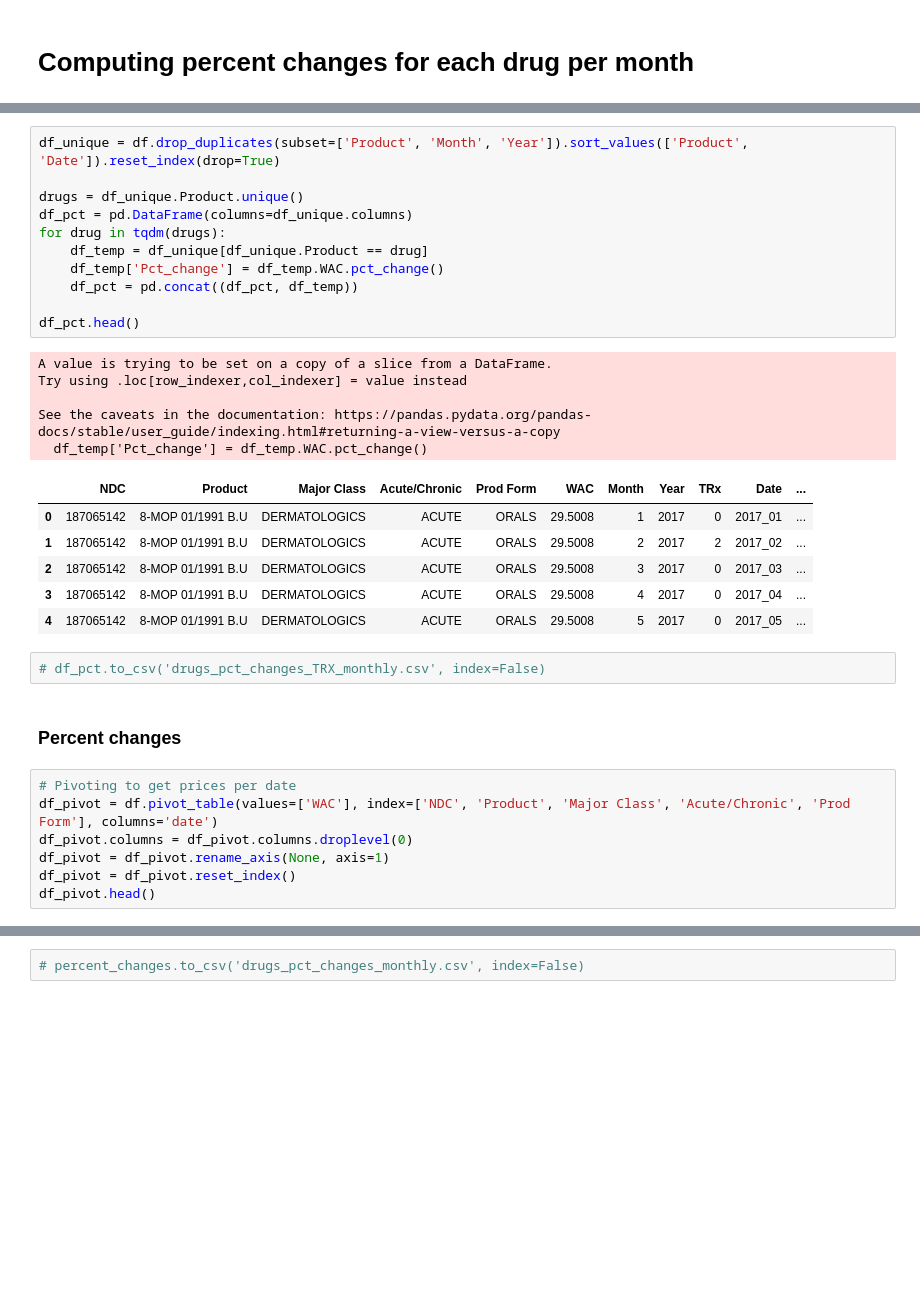
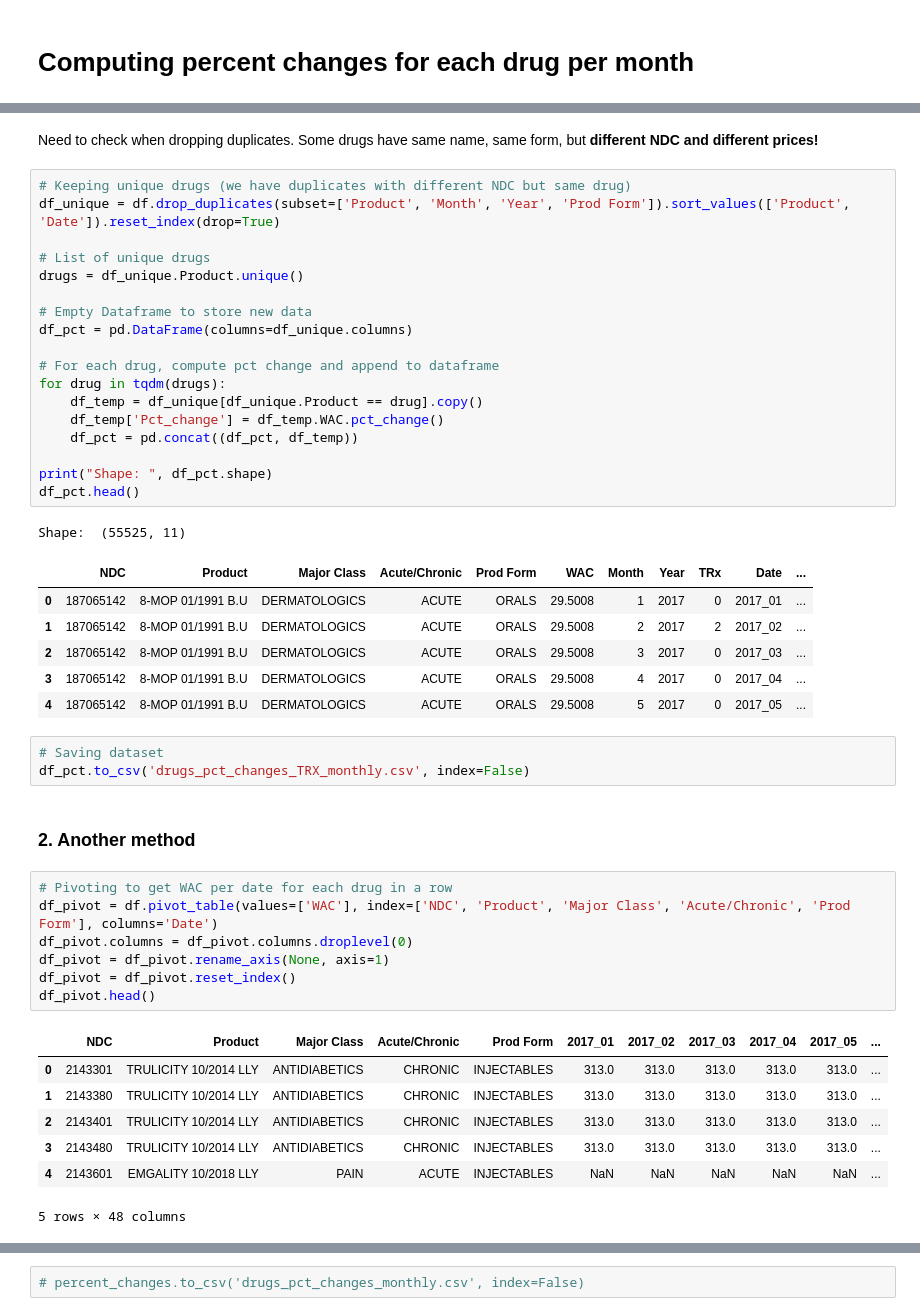
Before and after one commit to pauldoan/CBS_Nephron, a Jupyter notebook: Research/Price_changes.ipynb, the cells around one changed output, grey strips where cells are left out. Saved outputs shown, nothing was run; the diff lists cells and outputs as text; blank space fills up the shorter version.

Commit message:
New Method and issue detection

```diff
--- a/Research/Price_changes.ipynb
+++ b/Research/Price_changes.ipynb
@@ -33,20 +35,25 @@ df.head()
+# %% [markdown]
+Need to check when dropping duplicates. Some drugs have same name, same form, but **different NDC and different prices!**
 # %%
-df_unique = df.drop_duplicates(subset=['Product', 'Month', 'Year']).sort_values(['Product', 'Date']).reset_index(drop=True)
+# Keeping unique drugs (we have duplicates with different NDC but same drug)
+df_unique = df.drop_duplicates(subset=['Product', 'Month', 'Year', 'Prod Form']).sort_values(['Product', 'Date']).reset_index(drop=True)
 
+# List of unique drugs
 drugs = df_unique.Product.unique()
+
+# Empty Dataframe to store new data
 df_pct = pd.DataFrame(columns=df_unique.columns)
+
+# For each drug, compute pct change and append to dataframe
 for drug in tqdm(drugs):
-    df_temp = df_unique[df_unique.Product == drug]
+    df_temp = df_unique[df_unique.Product == drug].copy()
     df_temp['Pct_change'] = df_temp.WAC.pct_change()
     df_pct = pd.concat((df_pct, df_temp))
 
+print("Shape: ", df_pct.shape)
 df_pct.head()
 # %% [output]
-A value is trying to be set on a copy of a slice from a DataFrame.
-Try using .loc[row_indexer,col_indexer] = value instead
-
-See the caveats in the documentation: https://pandas.pydata.org/pandas-docs/stable/user_guide/indexing.html#returning-a-view-versus-a-copy
-  df_temp['Pct_change'] = df_temp.WAC.pct_change()
+Shape:  (55525, 11)
 |  | NDC | Product | Major Class | Acute/Chronic | Prod Form | WAC | Month | Year | TRx | Date | ... |
 | 0 | 187065142 | 8-MOP 01/1991 B.U | DERMATOLOGICS | ACUTE | ORALS | 29.5008 | 1 | 2017 | 0 | 2017_01 | ... |
 | 1 | 187065142 | 8-MOP 01/1991 B.U | DERMATOLOGICS | ACUTE | ORALS | 29.5008 | 2 | 2017 | 2 | 2017_02 | ... |
@@ -54,15 +61,24 @@ See the caveats in the documentation: https://pandas.pydata.org/pandas-docs/stab
 | 3 | 187065142 | 8-MOP 01/1991 B.U | DERMATOLOGICS | ACUTE | ORALS | 29.5008 | 4 | 2017 | 0 | 2017_04 | ... |
 | 4 | 187065142 | 8-MOP 01/1991 B.U | DERMATOLOGICS | ACUTE | ORALS | 29.5008 | 5 | 2017 | 0 | 2017_05 | ... |
 # %%
-# df_pct.to_csv('drugs_pct_changes_TRX_monthly.csv', index=False)
+# Saving dataset
+df_pct.to_csv('drugs_pct_changes_TRX_monthly.csv', index=False)
-# %% [markdown]
-### Percent changes
+# %% [markdown]
+### 2. Another method
 # %%
-# Pivoting to get prices per date
-df_pivot = df.pivot_table(values=['WAC'], index=['NDC', 'Product', 'Major Class', 'Acute/Chronic', 'Prod Form'], columns='date')
+# Pivoting to get WAC per date for each drug in a row
+df_pivot = df.pivot_table(values=['WAC'], index=['NDC', 'Product', 'Major Class', 'Acute/Chronic', 'Prod Form'], columns='Date')
 df_pivot.columns = df_pivot.columns.droplevel(0)
 df_pivot = df_pivot.rename_axis(None, axis=1)
 df_pivot = df_pivot.reset_index()
 df_pivot.head()
+# %% [output]
+|  | NDC | Product | Major Class | Acute/Chronic | Prod Form | 2017_01 | 2017_02 | 2017_03 | 2017_04 | 2017_05 | ... |
+| 0 | 2143301 | TRULICITY 10/2014 LLY | ANTIDIABETICS | CHRONIC | INJECTABLES | 313.0 | 313.0 | 313.0 | 313.0 | 313.0 | ... |
+| 1 | 2143380 | TRULICITY 10/2014 LLY | ANTIDIABETICS | CHRONIC | INJECTABLES | 313.0 | 313.0 | 313.0 | 313.0 | 313.0 | ... |
+| 2 | 2143401 | TRULICITY 10/2014 LLY | ANTIDIABETICS | CHRONIC | INJECTABLES | 313.0 | 313.0 | 313.0 | 313.0 | 313.0 | ... |
+| 3 | 2143480 | TRULICITY 10/2014 LLY | ANTIDIABETICS | CHRONIC | INJECTABLES | 313.0 | 313.0 | 313.0 | 313.0 | 313.0 | ... |
+| 4 | 2143601 | EMGALITY 10/2018 LLY | PAIN | ACUTE | INJECTABLES | NaN | NaN | NaN | NaN | NaN | ... |
+5 rows × 48 columns
 # %%
 # Computing percent changes between two consecutive months
```
Also changed, not shown: parts of 9 cells of this notebook, 2 other files.
